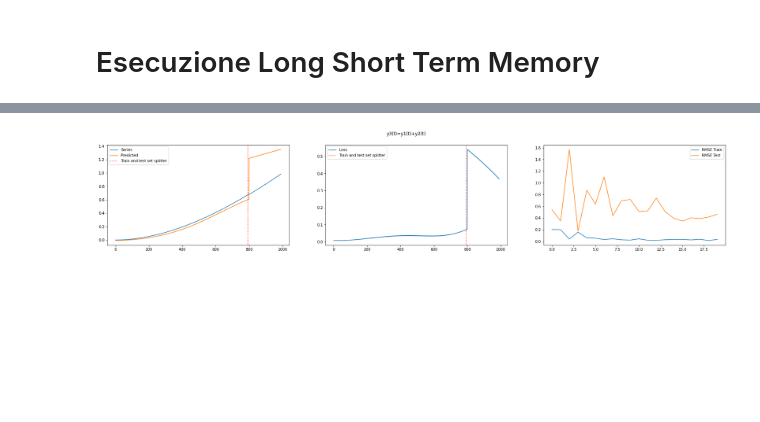
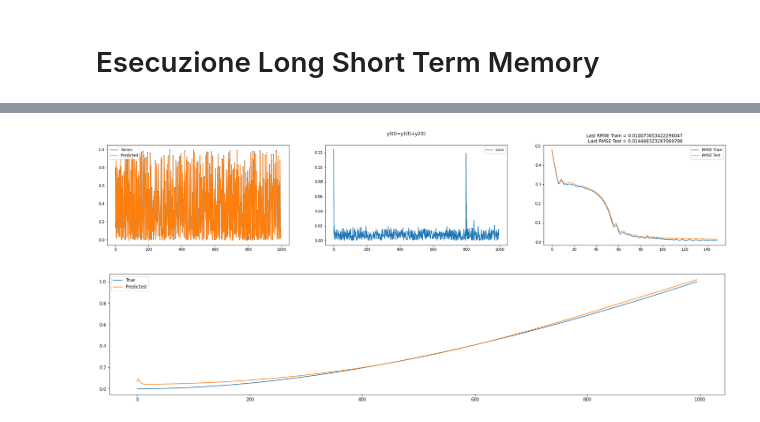
Before and after one commit to lcorallo/forecasting-framework, a Jupyter notebook: synthetic_dataset/lstm.ipynb, the cells around one changed output, grey strips where cells are left out. Drawn from its saved outputs; the diff is of its cells as text; code cells hidden in the pictures; blank space fills up the shorter version.

Commit message:
New version of LSTM Synthetic Analysis and adding y6

```diff
--- a/synthetic_dataset/lstm.ipynb
+++ b/synthetic_dataset/lstm.ipynb
@@ -26,7 +27,7 @@ def extractDataframeAndSeries(key, dataset):
     df = dataset[[key]]
     df = df.rename(columns={key: "t"}).reset_index()
     df.series = df.t.str.replace(",",".", regex=True).astype(float)
-    return df, df.series.squeeze()
+    return df, df.series.squeeze().dropna()
 # %%
 def calculateLoss(y, y_predicted):
     loss = []
@@ -40,12 +41,10 @@ def showPerformanceGraph(label, portion, y_train, y_test, y_predicted_train, y_p
     plt.subplot(1, 3, 1)
     plt.plot(np.arange(0, total, 1), np.concatenate((y_train, y_test), axis=0))
     plt.plot(np.arange(0, total, 1), np.concatenate((y_predicted_train, y_predicted_test), axis=0))
-    plt.axvline(x=total*portion, linestyle=":", color="red")
     plt.legend(["Series", "Predicted", "Train and test set splitter"])
 
     plt.subplot(1, 3, 2)
     plt.plot(np.arange(0, total, 1), np.concatenate((loss_train, loss_test), axis=0))
-    plt.axvline(x=total*portion, linestyle=":", color="red")
     plt.legend(["Loss", "Train and test set splitter"])
 
     plt.subplot(1, 3, 3)
@@ -146,30 +152,20 @@ class DatasetManager():
 # %%
 class LSTM_Predictor(nn.Module):
 
-    def __init__(self, input_dim, hidden_dim, seq_len, num_layers=2):
+    def __init__(self, input_dim):
         super(LSTM_Predictor, self).__init__()
 
         self.input_dim = input_dim
-        self.hidden_dim = hidden_dim
-        self.seq_len = seq_len
-        self.num_layers = num_layers
-        hidden_defaults = torch.zeros(self.num_layers, self.seq_len, self.hidden_dim).cuda() if torch.cuda.is_available() else torch.zeros(self.num_layers, self.seq_len, self.hidden_dim)
-        self.hidden = (hidden_defaults,hidden_defaults)
         self.lstm = nn.LSTM(
             input_size = input_dim,
-            hidden_size = hidden_dim,
-            num_layers = num_layers,
+            hidden_size = 128,
+            num_layers = 2,
             dropout = .1
         )
-        self.linear = nn.Linear(in_features=hidden_dim, out_features=1)
+        self.linear = nn.Linear(in_features=128, out_features=1)
 
     def forward(self, sequences):
-        lstm_out, self.hidden = self.lstm(
-            sequences.view(len(sequences), self.seq_len, -1),
-            self.hidden
-        )
-        y_pred = self.linear(
-            lstm_out.view(self.seq_len, len(sequences), self.hidden_dim)[-1]
-        )
+        y_lstm, _ = self.lstm(sequences)
+        y_pred = self.linear(y_lstm)
         return y_pred
 # %%
@@ -252,9 +227,8 @@ def executeLSTM(label, series, feature_sequences=1, target_sequences=1, portion=
 # %% [markdown]
 # Esecuzione Long Short Term Memory
 # %%
-features_length = 3 #Default 1 (Sostituire i valori per gli esperimenti)
-offset = 0 #Default 0 (Sostituire i valori per gli esperimenti)
+features_length = 5 #Default 1 (Sostituire i valori per gli esperimenti)
+offset = 3 #Default 0 (Sostituire i valori per gli esperimenti)
 portion_train_test = 0.8 #Default 0.8 (Sostituire i valori per gli esperimenti)
-num_epochs = 25
-max_iter = 20
+num_epochs = 150
 # %%
@@ -302,3 +274,3 @@ EPOCH          TRAINING RMSE     TESTING RMSE
 # %%
-executeLSTM("y3(t)=y1(t)+y2(t)", series3, feature_sequences=features_length, target_sequences=1, portion=portion_train_test, num_epochs=num_epochs, iterations=max_iter)
+executeLSTM("y3(t)=y1(t)+y2(t)", series3, feature_sequences=features_length, target_sequences=1, portion=portion_train_test, num_epochs=num_epochs)
 # %% [output]
@@ -322,2 +292,3 @@ EPOCH          TRAINING RMSE     TESTING RMSE
-[figure, old version]
+[figure, new version]
+[figure, added]
 # %%
```
Also changed, not shown: parts of 14 cells of this notebook.
